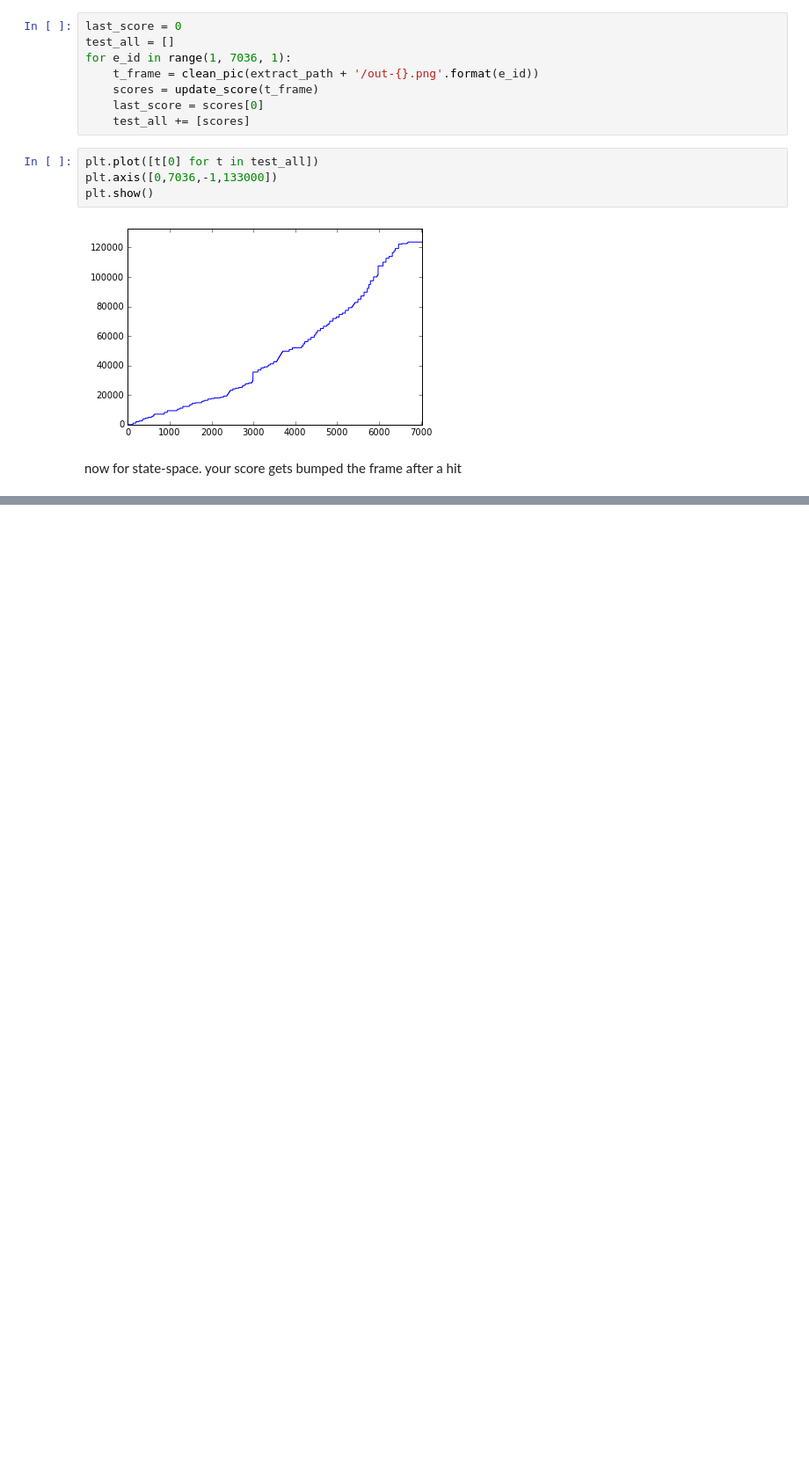
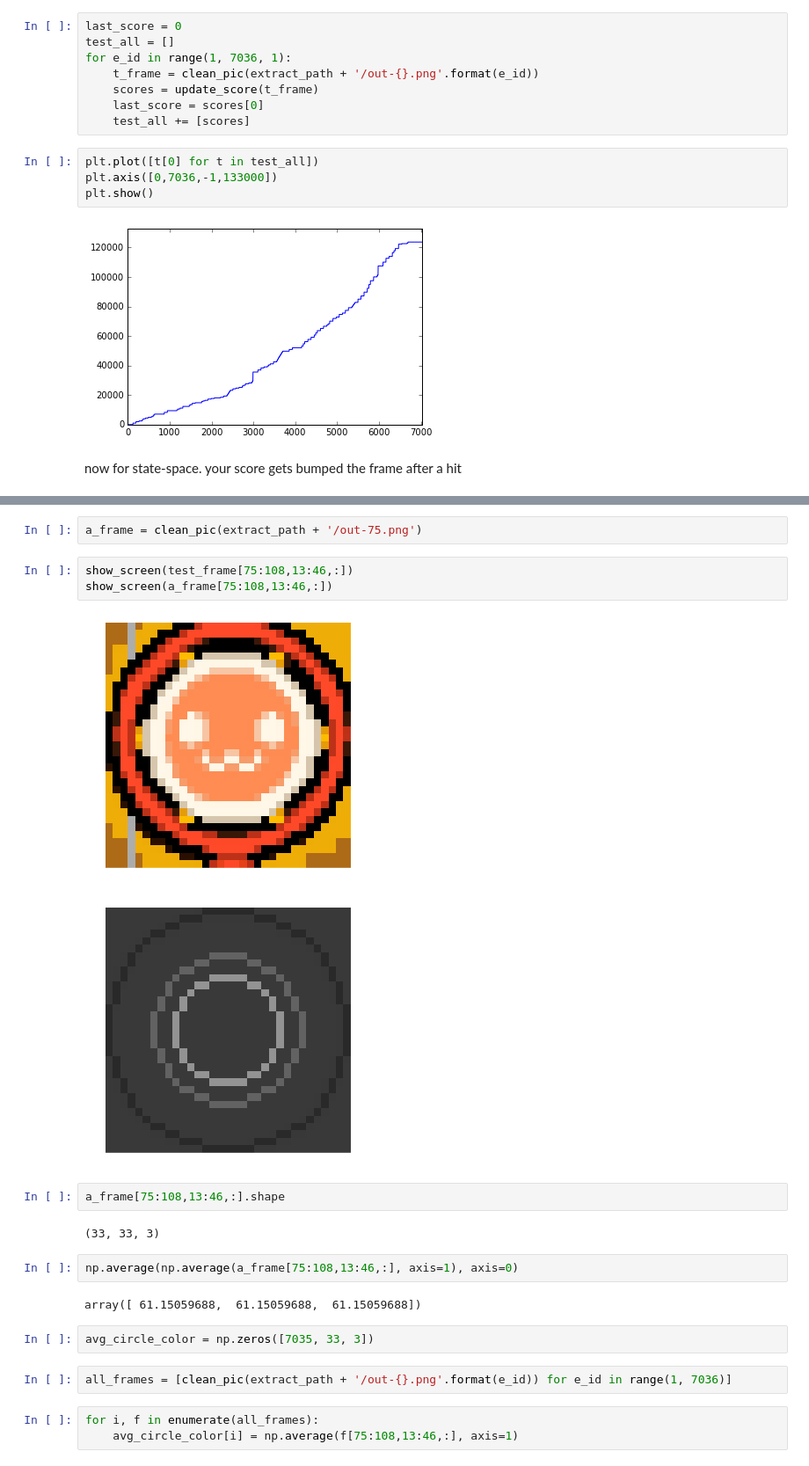
Before and after one commit to pussinboot/tAIko, a Jupyter notebook: notebooks/restart.ipynb, the cells around one changed output, grey strips where cells are left out. Shown at 88% size. Cells and saved outputs as stored; diff of their text form; blank space fills up the shorter version.

```diff
--- a/notebooks/restart.ipynb
+++ b/notebooks/restart.ipynb
@@ -126,0 +181,23 @@ now for state-space. your score gets bumped the frame after a hit
+# %%
+a_frame = clean_pic(extract_path + '/out-75.png')
+# %%
+show_screen(test_frame[75:108,13:46,:])
+show_screen(a_frame[75:108,13:46,:])
+# %% [output]
+[figure, added]
+[figure, added]
+# %%
+a_frame[75:108,13:46,:].shape
+# %% [output]
+(33, 33, 3)
+# %%
+np.average(np.average(a_frame[75:108,13:46,:], axis=1), axis=0)
+# %% [output]
+array([ 61.15059688,  61.15059688,  61.15059688])
+# %%
+avg_circle_color = np.zeros([7035, 33, 3])
+# %%
+all_frames = [clean_pic(extract_path + '/out-{}.png'.format(e_id)) for e_id in range(1, 7036)]
+# %%
+for i, f in enumerate(all_frames):
+    avg_circle_color[i] = np.average(f[75:108,13:46,:], axis=1)
```
Also changed, not shown: parts of 20 cells of this notebook.
